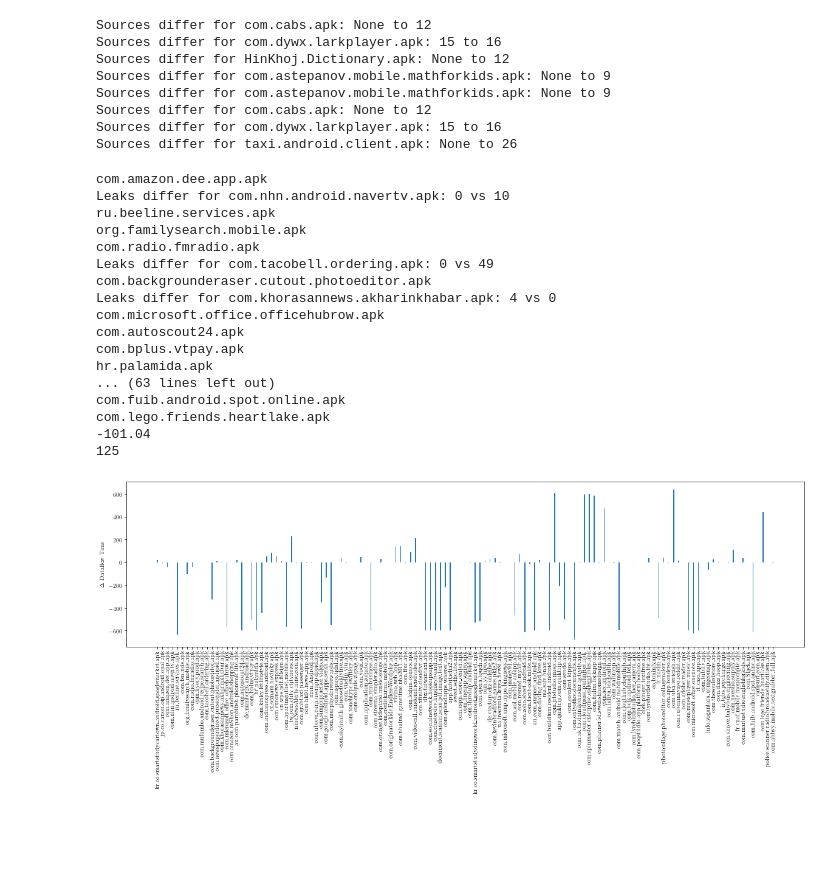
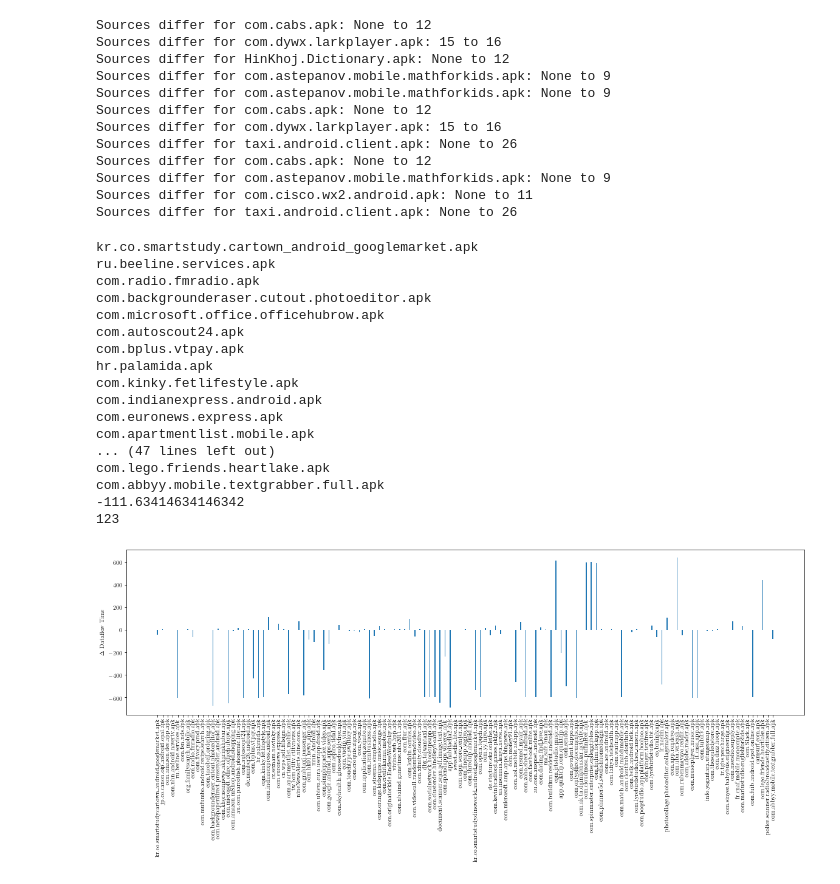
Before and after one commit to t1mlange/bachelor-thesis, a Jupyter notebook: scripts/RealWorld.ipynb, the cells around one changed output. Saved outputs shown, nothing was run; the diff lists cells and outputs as text; code cells hidden in the pictures; blank space fills up the shorter version.

```diff
--- a/scripts/RealWorld.ipynb
+++ b/scripts/RealWorld.ipynb
@@ -29,7 +29,7 @@ class Direction(enum.Enum):
 class Run:
     def __init__(self, direction, maxMem, infoflowEdges, aliasEdges, timeElapsed, dataflowTime,
                  leaks, terminationState, absCountInfoflow, absCountAlias, runID):
-        if direction == "FastSolver":
+        if direction == "FastSolverfw":
             self.direction = Direction.Forwards
         elif direction == "FastSolverbw":
             self.direction = Direction.Backwards
@@ -66,7 +66,7 @@ for row in rows:
         print("Sinks differ for %s: %s to %s" % (name, app.sinks, row[17]))
         continue
 
-    if row[2] != "FastSolverbw" or row[25] == 1:
+    if row[25] == 1:
         app.addRun(Run(row[2], row[7], row[22], row[23], row[5], row[6], row[14], row[15], row[12], row[13], row[25]))
 
 
@@ -100,6 +100,10 @@ Sources differ for com.astepanov.mobile.mathforkids.apk: None to 9
 Sources differ for com.cabs.apk: None to 12
 Sources differ for com.dywx.larkplayer.apk: 15 to 16
 Sources differ for taxi.android.client.apk: None to 26
+Sources differ for com.cabs.apk: None to 12
+Sources differ for com.astepanov.mobile.mathforkids.apk: None to 9
+Sources differ for com.cisco.wx2.android.apk: None to 11
+Sources differ for taxi.android.client.apk: None to 26
 # %%
 # Delta of each app
 
@@ -131,45 +135,43 @@ for name, app in apps.items():
 #         if leaks == -1:
 #             leaks = run.leaks
 #         elif leaks != run.leaks:
 #             print(f"Leaks differ for {name}: {leaks} vs {run.leaks}")
-    if abs(d) > 30:
-        print(name)
     delta.append(d)
 
 print(sum(delta)/len(xfw))
 print(len(xfw))
 
 fig = plt.figure(figsize=(20, 5))
 ax = fig.add_subplot(111)
 ind = np.arange(len(xfw))
 width = 0.2
 ax.bar(ind, delta, width)
 # ax.bar(ind - width/2, datafw, width, color=cfw)
 # ax.bar(ind + width/2, databw, width, color=cbw)
 ax.set_xticklabels(xfw)
 plt.xticks(ind)
 ax.set_ylabel("$\\Delta$ Dataflow Time")
 _ = plt.xticks(rotation=90)
 plt.savefig(FIG_PATH + "dataflowDelta.pgf")
 # %% [output]
-com.amazon.dee.app.apk
-Leaks differ for com.nhn.android.navertv.apk: 0 vs 10
+kr.co.smartstudy.cartown_android_googlemarket.apk
 ru.beeline.services.apk
-org.familysearch.mobile.apk
 com.radio.fmradio.apk
-Leaks differ for com.tacobell.ordering.apk: 0 vs 49
 com.backgrounderaser.cutout.photoeditor.apk
-Leaks differ for com.khorasannews.akharinkhabar.apk: 4 vs 0
 com.microsoft.office.officehubrow.apk
 com.autoscout24.apk
 com.bplus.vtpay.apk
 hr.palamida.apk
-... (63 lines left out)
-com.fuib.android.spot.online.apk
+com.kinky.fetlifestyle.apk
+com.indianexpress.android.apk
+com.euronews.express.apk
+com.apartmentlist.mobile.apk
+... (47 lines left out)
 com.lego.friends.heartlake.apk
--101.04
-125
+com.abbyy.mobile.textgrabber.full.apk
+-111.63414634146342
+123
-[figure, old version]
+[figure, new version]
 # %%
 # Per Sources/Sinks
 blue_dot = mlines.Line2D([], [], color='#1f77b4', marker='.', linestyle='None',
```
Also changed, not shown: parts of 2 cells of this notebook, 12 other files.
